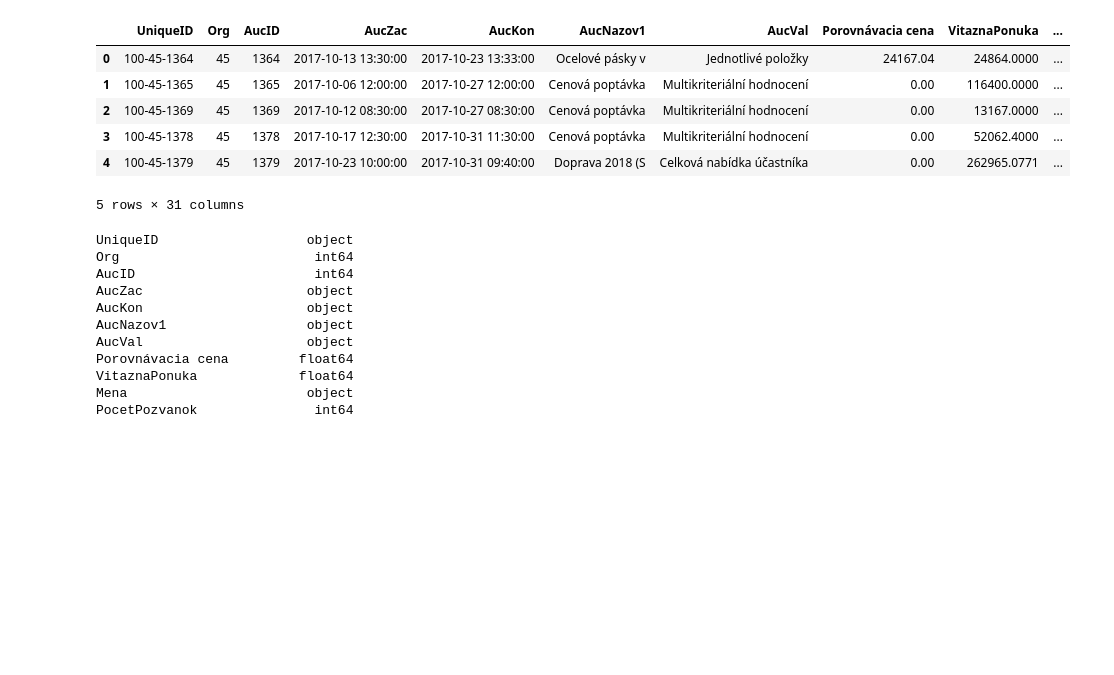
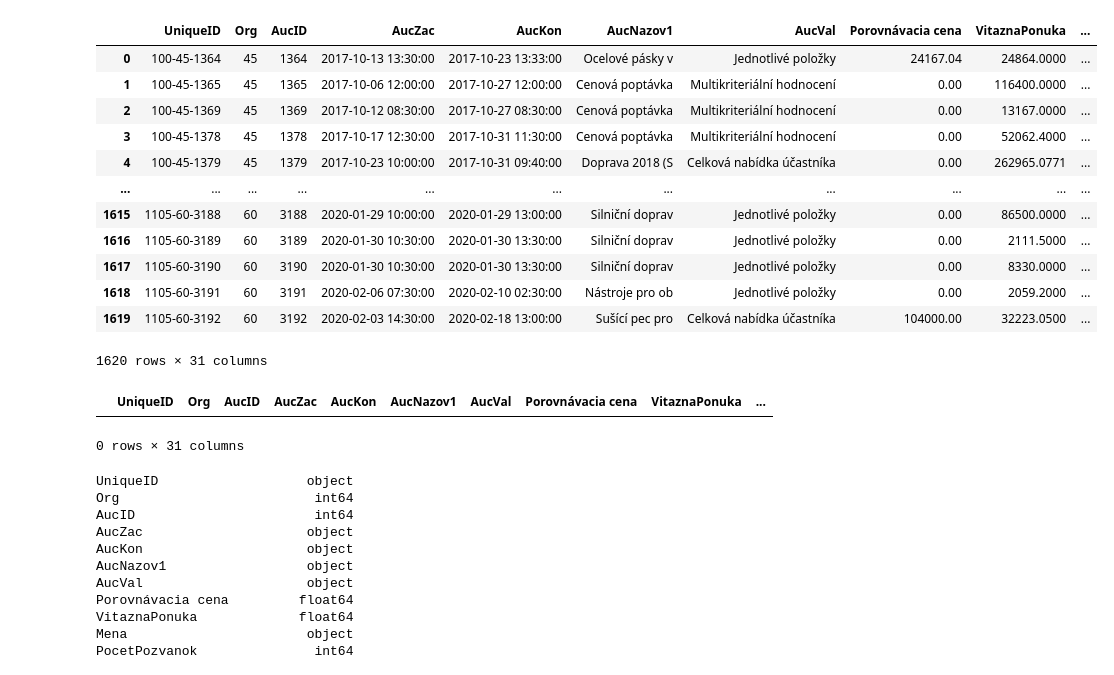
Before and after one commit to Sebion/ElektronickeObchodovanie, a Jupyter notebook: poDoplneni.ipynb, the cells around one changed output. Saved outputs shown, nothing was run; the diff lists cells and outputs as text; code cells hidden in the pictures; blank space fills up the shorter version.

```diff
--- a/poDoplneni.ipynb
+++ b/poDoplneni.ipynb
@@ -1,12 +1,19 @@
 # %%
 import pandas as pd
-hlavna = pd.read_csv('data_auctionHIsim2024/hlavna_doplnena.csv')
-hlavna.head()
+# hlavna = pd.read_csv('data_auctionHIsim2024/hlavna_doplnena.csv')
+filtered_hlavna = pd.read_csv('filtered_hlavna_positive.csv')
+filtered_hlavna
 # %% [output]
 |  | UniqueID | Org | AucID | AucZac | AucKon | AucNazov1 | AucVal | Porovnávacia cena | VitaznaPonuka | ... |
 | 0 | 100-45-1364 | 45 | 1364 | 2017-10-13 13:30:00 | 2017-10-23 13:33:00 | Ocelové pásky v | Jednotlivé položky | 24167.04 | 24864.0000 | ... |
 | 1 | 100-45-1365 | 45 | 1365 | 2017-10-06 12:00:00 | 2017-10-27 12:00:00 | Cenová poptávka | Multikriteriální hodnocení | 0.00 | 116400.0000 | ... |
 | 2 | 100-45-1369 | 45 | 1369 | 2017-10-12 08:30:00 | 2017-10-27 08:30:00 | Cenová poptávka | Multikriteriální hodnocení | 0.00 | 13167.0000 | ... |
 | 3 | 100-45-1378 | 45 | 1378 | 2017-10-17 12:30:00 | 2017-10-31 11:30:00 | Cenová poptávka | Multikriteriální hodnocení | 0.00 | 52062.4000 | ... |
 | 4 | 100-45-1379 | 45 | 1379 | 2017-10-23 10:00:00 | 2017-10-31 09:40:00 | Doprava 2018 (S | Celková nabídka účastníka | 0.00 | 262965.0771 | ... |
+| ... | ... | ... | ... | ... | ... | ... | ... | ... | ... | ... |
+| 1615 | 1105-60-3188 | 60 | 3188 | 2020-01-29 10:00:00 | 2020-01-29 13:00:00 | Silniční doprav | Jednotlivé položky | 0.00 | 86500.0000 | ... |
+| 1616 | 1105-60-3189 | 60 | 3189 | 2020-01-30 10:30:00 | 2020-01-30 13:30:00 | Silniční doprav | Jednotlivé položky | 0.00 | 2111.5000 | ... |
+| 1617 | 1105-60-3190 | 60 | 3190 | 2020-01-30 10:30:00 | 2020-01-30 13:30:00 | Silniční doprav | Jednotlivé položky | 0.00 | 8330.0000 | ... |
+| 1618 | 1105-60-3191 | 60 | 3191 | 2020-02-06 07:30:00 | 2020-02-10 02:30:00 | Nástroje pro ob | Jednotlivé položky | 0.00 | 2059.2000 | ... |
+| 1619 | 1105-60-3192 | 60 | 3192 | 2020-02-03 14:30:00 | 2020-02-18 13:00:00 | Sušící pec pro | Celková nabídka účastníka | 104000.00 | 32223.0500 | ... |
-5 rows × 31 columns
+1620 rows × 31 columns
@@ -13,3 +22,9 @@ hlavna.head()
+# %%
+negative_vitazna_ponuka = hlavna.loc[hlavna['VitaznaPonuka'] < 0]
+negative_vitazna_ponuka
+# %% [output]
+|  | UniqueID | Org | AucID | AucZac | AucKon | AucNazov1 | AucVal | Porovnávacia cena | VitaznaPonuka | ... |
+0 rows × 31 columns
 # %%
 hlavna.dtypes
 # %% [output]
```
Also changed, not shown: parts of 12 cells of this notebook, 7 other files.
